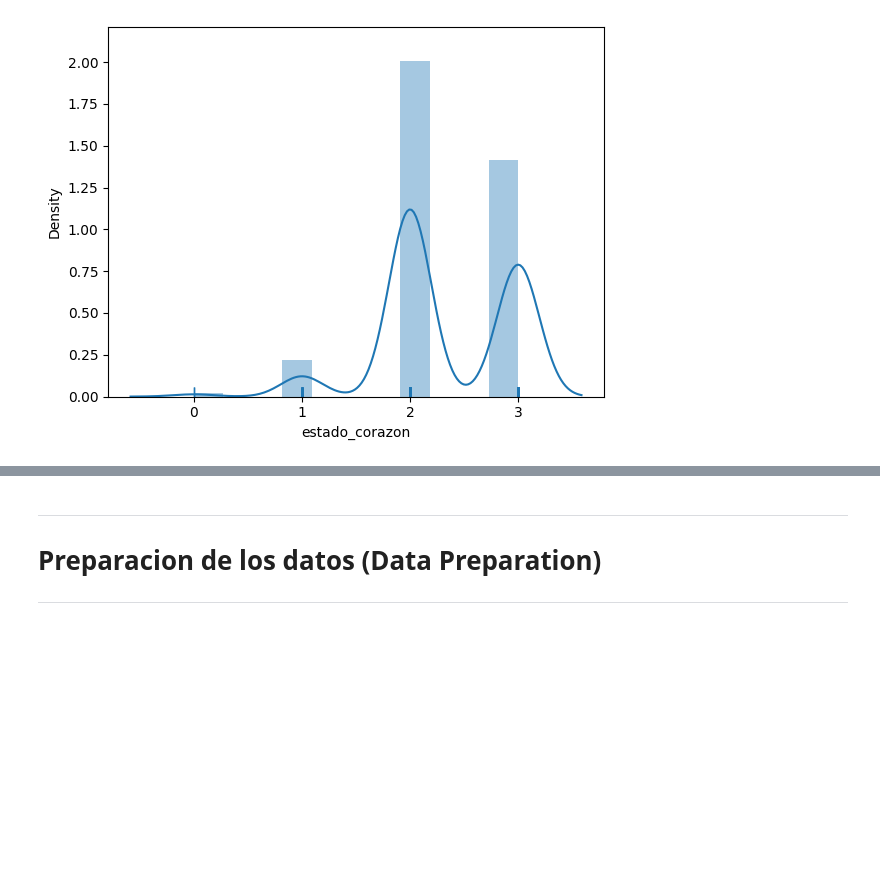
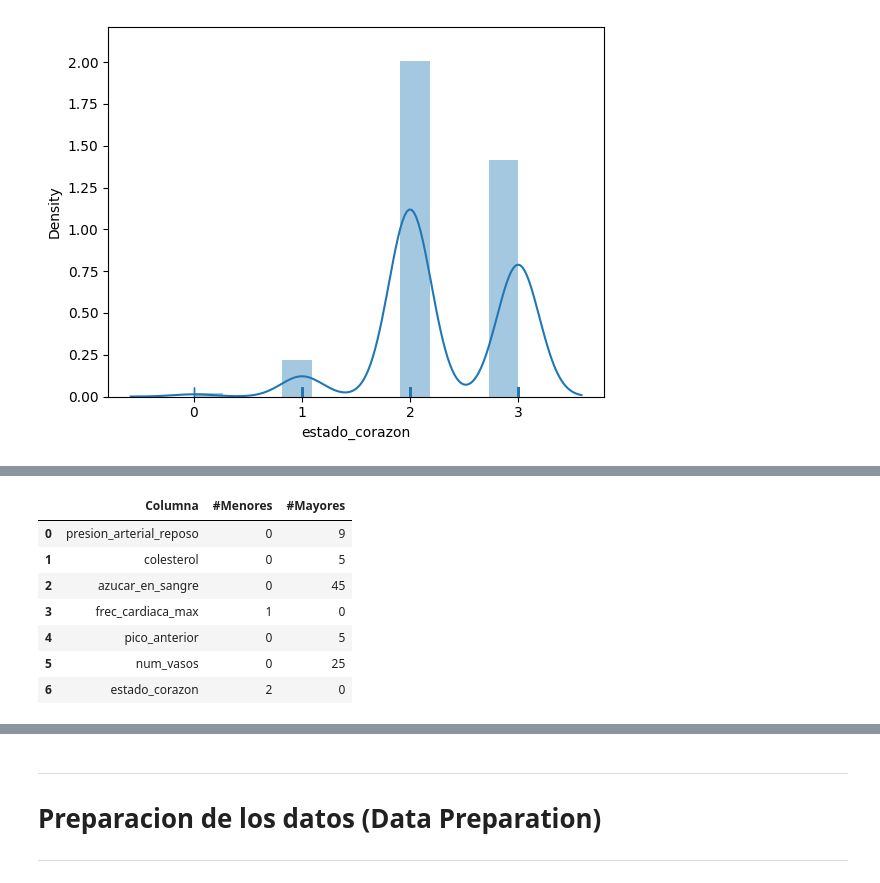
Before and after one commit to carlos1680/obligatorioML2, a Jupyter notebook: obligatorioML2.ipynb, the cells around one changed output, grey strips where cells are left out. Drawn from its saved outputs; the diff is of its cells as text; code cells hidden in the pictures; blank space fills up the shorter version.

```diff
--- a/obligatorioML2.ipynb
+++ b/obligatorioML2.ipynb
@@ -460,0 +566,47 @@ sns.distplot(df_heart['estado_corazon'],
+# %%
+# Outliers para la columna: num_vasos
+Q1 = df_heart['num_vasos'].quantile(0.25)
+Q3 = df_heart['num_vasos'].quantile(0.75)
+IQR = Q3 - Q1
+
+# Identificacion de outliers
+limite = 1.5
+
+outliers_num_vasos_menores = df_heart[(df_heart['num_vasos'] < Q1 - limite * IQR)]
+outliers_num_vasos_mayores = df_heart[(df_heart['num_vasos'] > Q3 + limite * IQR)]
+# %%
+# Outliers para la columna: estado_corazon
+Q1 = df_heart['estado_corazon'].quantile(0.25)
+Q3 = df_heart['estado_corazon'].quantile(0.75)
+IQR = Q3 - Q1
+
+# Identificacion de outliers
+limite = 1.5
+
+outliers_estado_corazon_menores = df_heart[(df_heart['estado_corazon'] < Q1 - limite * IQR)]
+outliers_estado_corazon_mayores = df_heart[(df_heart['estado_corazon'] > Q3 + limite * IQR)]
+# %%
+data=[
+    ['presion_arterial_reposo', outliers_presion_arterial_reposo_menores.shape[0],
+        outliers_presion_arterial_reposo_mayores.shape[0]],
+    ['colesterol',outliers_colesterol_menores.shape[0],outliers_colesterol_mayores.shape[0]],
+    ['azucar_en_sangre', outliers_azucar_en_sangre_menores.shape[0], outliers_azucar_en_sangre_mayores.shape[0]],
+    ['frec_cardiaca_max', outliers_frec_cardiaca_max_menores.shape[0],outliers_frec_cardiaca_max_mayores.shape[0]],
+    ['pico_anterior', outliers_pico_anterior_menores.shape[0],outliers_pico_anterior_mayores.shape[0]],
+    ['num_vasos',outliers_num_vasos_menores.shape[0],outliers_num_vasos_mayores.shape[0]],
+    ['estado_corazon', outliers_estado_corazon_menores.shape[0],
+        outliers_estado_corazon_mayores.shape[0]]
+]
+columns = ['Columna','#Menores','#Mayores']
+df_outliers = pd.DataFrame(data,columns=columns)
+# %%
+df_outliers
+# %% [output]
+|  | Columna | #Menores | #Mayores |
+| 0 | presion_arterial_reposo | 0 | 9 |
+| 1 | colesterol | 0 | 5 |
+| 2 | azucar_en_sangre | 0 | 45 |
+| 3 | frec_cardiaca_max | 1 | 0 |
+| 4 | pico_anterior | 0 | 5 |
+| 5 | num_vasos | 0 | 25 |
+| 6 | estado_corazon | 2 | 0 |
```
Also changed, not shown: parts of 33 cells of this notebook.
